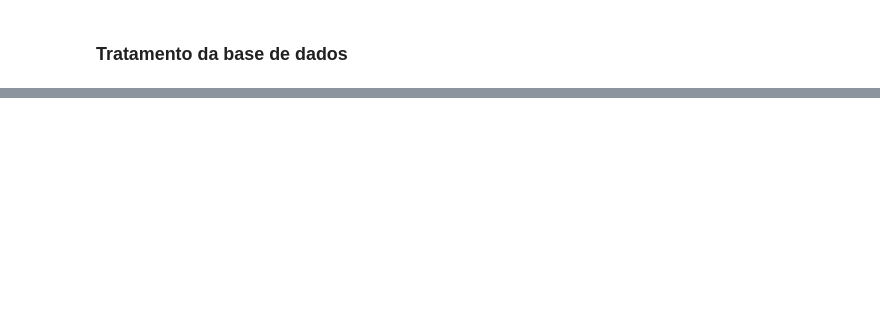
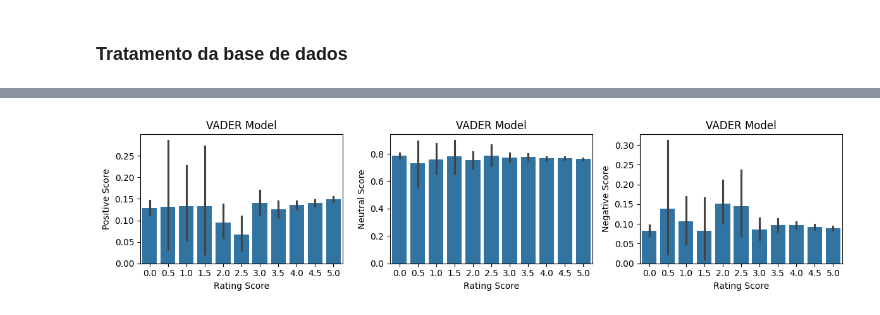
Before and after one commit to anycarolinys/projeto_NLP, a Jupyter notebook: NLP.ipynb, the cells around one changed output, grey strips where cells are left out. Cells and saved outputs as stored; diff of their text form; code cells hidden in the pictures; blank space fills up the shorter version.

```diff
--- a/NLP.ipynb
+++ b/NLP.ipynb
@@ -100,0 +294,20 @@ Um modelo já faz os passos acima?
+# %%
+fig, axs = plt.subplots(1,3,figsize=(12,3))
+sns.barplot(data=vaders, x='RATING_SCORES',y='pos',ax=axs[0])
+sns.barplot(data=vaders, x='RATING_SCORES',y='neu',ax=axs[1])
+sns.barplot(data=vaders, x='RATING_SCORES',y='neg',ax=axs[2])
+axs[0].set_title('VADER Model')
+axs[0].set_xlabel('Rating Score')
+axs[0].set_ylabel('Positive Score')
+
+axs[1].set_title('VADER Model')
+axs[1].set_xlabel('Rating Score')
+axs[1].set_ylabel('Neutral Score')
+
+axs[2].set_title('VADER Model')
+axs[2].set_xlabel('Rating Score')
+axs[2].set_ylabel('Negative Score')
+plt.tight_layout()
+plt.show()
+# %% [output]
+[figure, added]
```
Also changed, not shown: parts of 73 cells of this notebook, 6 other files.
